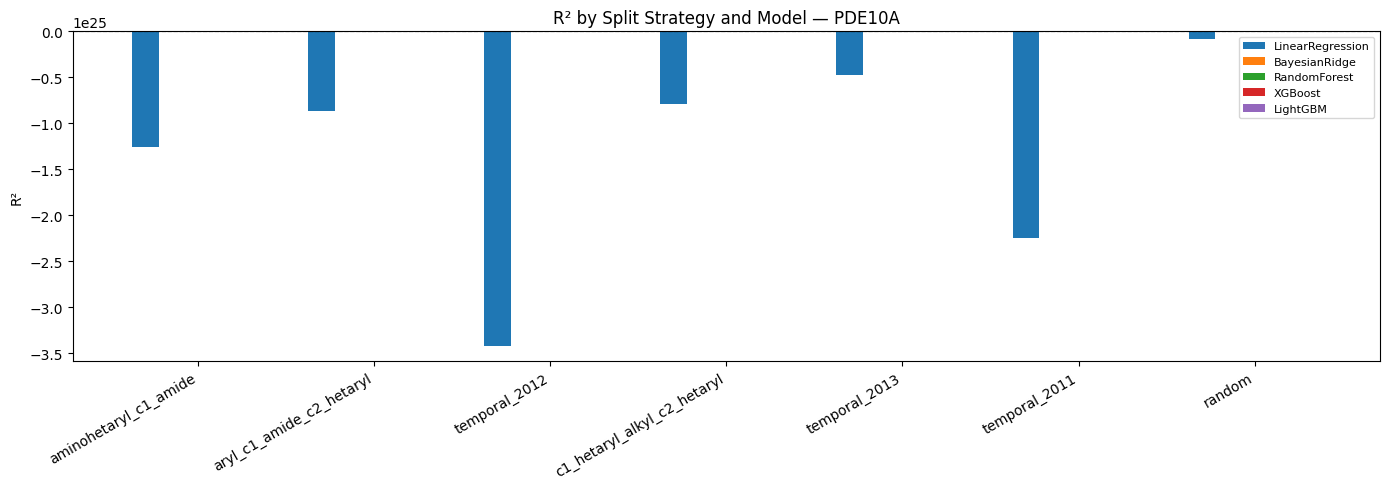
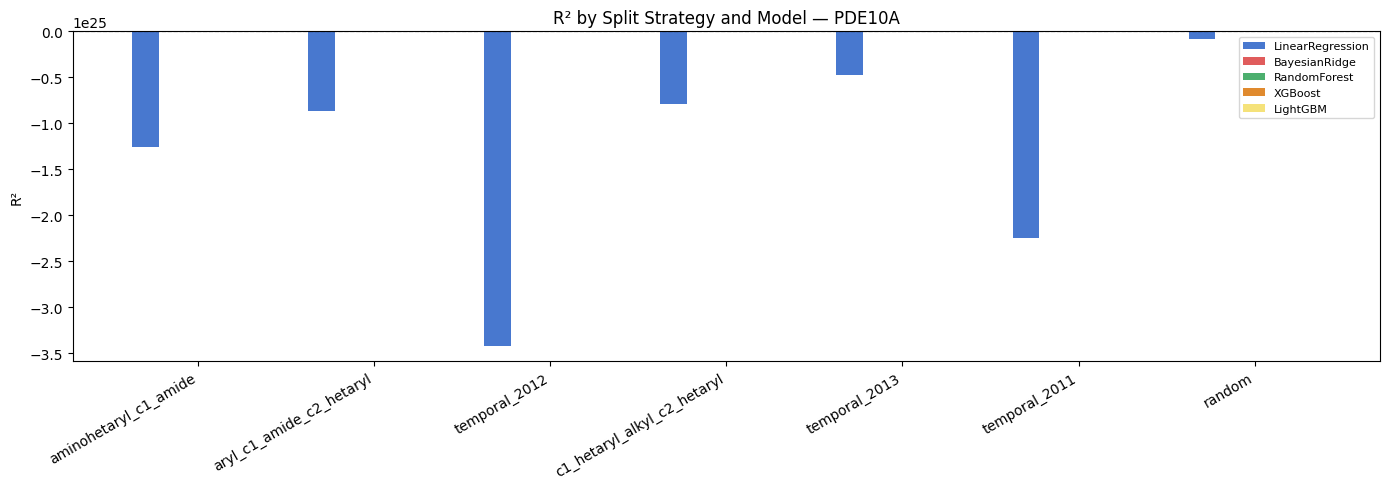
Unified diff of the notebook cell whose output changed from the first chart to the second:
--- before
+++ after
@@ -1,3 +1,10 @@
 model_names = ['LinearRegression', 'BayesianRidge', 'RandomForest', 'XGBoost', 'LightGBM']
+model_colors = {
+    'LinearRegression': '#4878cf',
+    'BayesianRidge':    '#e05c5c',
+    'RandomForest':     '#4caf6e',
+    'XGBoost':          '#e08a2e',
+    'LightGBM':         '#f5e27a',
+}
 split_keys = list(split_data.keys())
 split_labels = [s.replace('_split', '') for s in split_keys]
@@ -12,10 +19,10 @@
         for s in split_keys
     ]
-    ax.bar(x + i * width, r2_vals, width, label=model)
+    ax.bar(x + i * width, r2_vals, width, label=model, color=model_colors[model])
 
 ax.set_xticks(x + width * 2)
 ax.set_xticklabels(split_labels, rotation=30, ha='right')
-ax.set_ylabel('R\u00b2')
-ax.set_title('R\u00b2 by Split Strategy and Model \u2014 PDE10A')
+ax.set_ylabel('R²')
+ax.set_title('R² by Split Strategy and Model — PDE10A')
 ax.legend(loc='upper right', fontsize=8)
 ax.axhline(0, color='black', linewidth=0.8, linestyle='--')

Commit: Fix EDA conclusion, add ADR-003, update notebook style